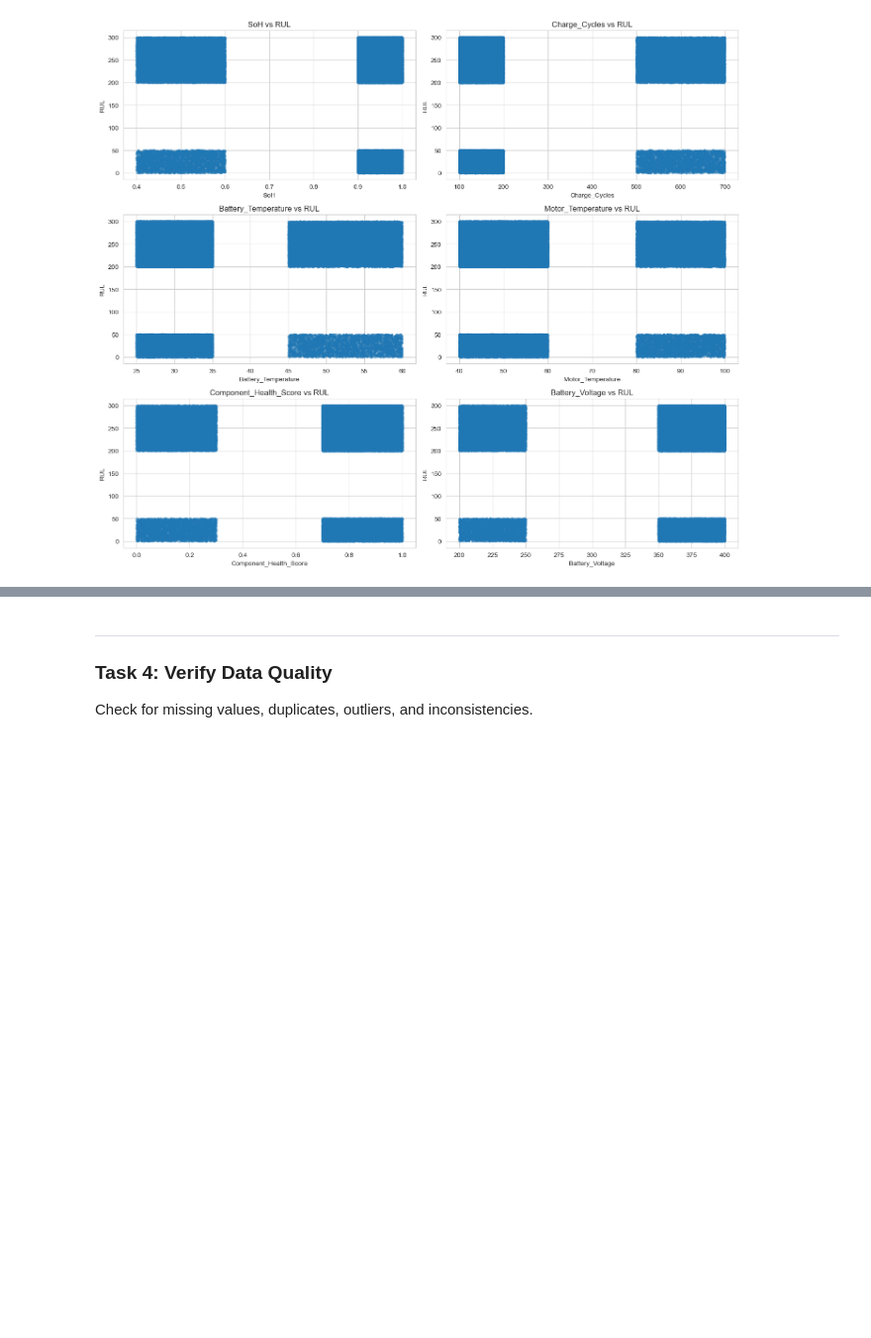
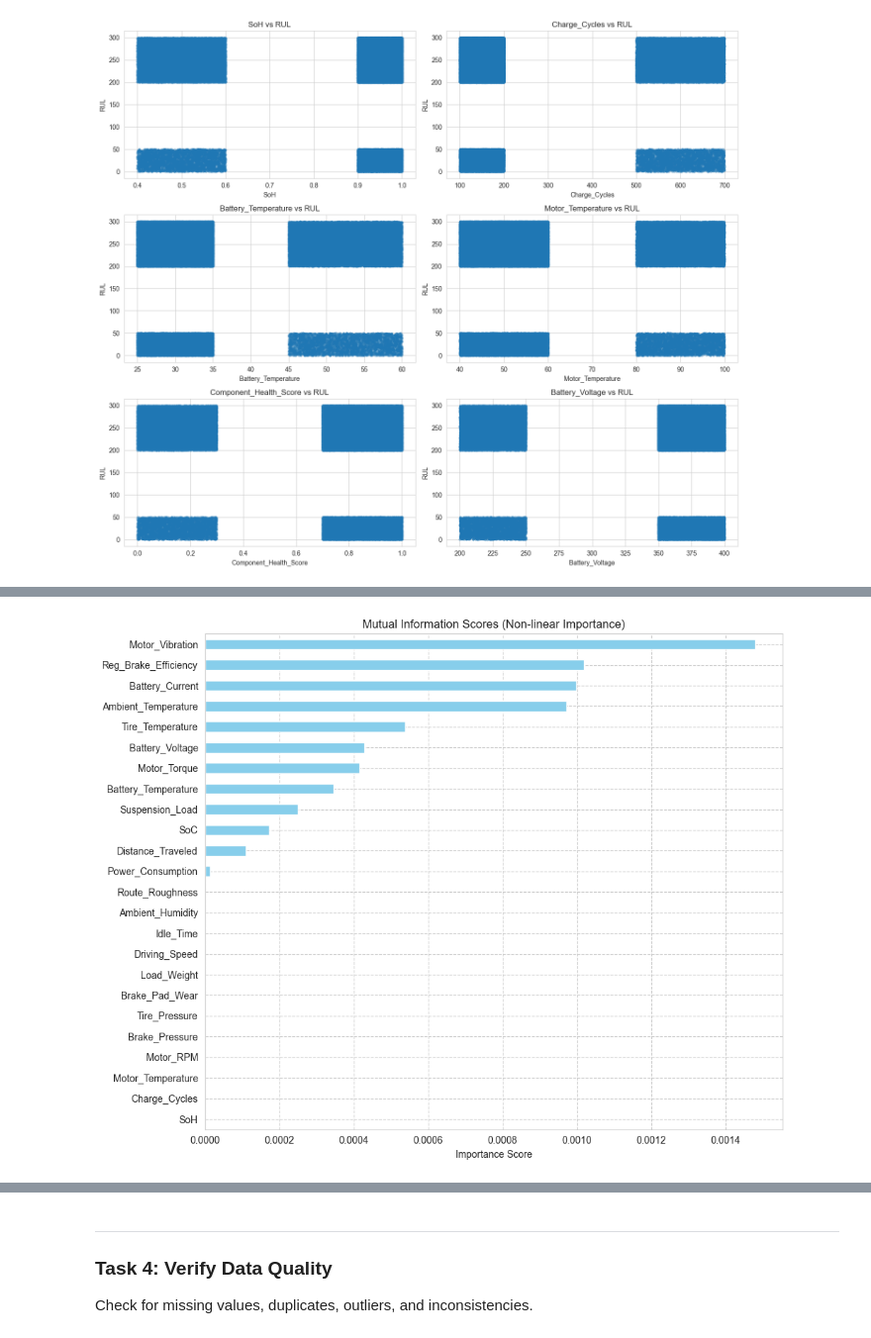
Before and after one commit to MahamedKhaledSaad11/Capstone-Project-DEPI, a Jupyter notebook: notebooks/Phase_2_Data_Understanding.ipynb, the cells around one changed output, grey strips where cells are left out. Shown at 99% size. Drawn from its saved outputs; the diff is of its cells as text; code cells hidden in the pictures; blank space fills up the shorter version.

```diff
--- a/notebooks/Phase_2_Data_Understanding.ipynb
+++ b/notebooks/Phase_2_Data_Understanding.ipynb
@@ -218,0 +238,21 @@ plt.show()
+# %%
+# sample = df.sample(5000, random_state=42)
+# X = sample.drop(columns=['Timestamp', 'Failure_Probability', 'Maintenance_Type', 'RUL', 'TTF', 'Component_Health_Score'])
+# y = sample['Failure_Probability']
+
+X = df.drop(columns=['Timestamp', 'Failure_Probability', 'Maintenance_Type', 'RUL', 'TTF', 'Component_Health_Score'])
+y = df['Failure_Probability']
+
+mi_scores = mutual_info_classif(X, y)
+mi_series = pd.Series(mi_scores, index=X.columns).sort_values(ascending=True)
+
+plt.figure(figsize=(10, 8))
+mi_series.plot(kind='barh', color='skyblue')
+plt.title('Mutual Information Scores (Non-linear Importance)')
+plt.xlabel('Importance Score')
+plt.grid(axis='both', linestyle='--')
+plt.tight_layout()
+# plt.savefig('../output/mutual_info_plot.png')
+plt.show()
+# %% [output]
+[figure, added]
```
Also changed, not shown: parts of 15 cells of this notebook.
